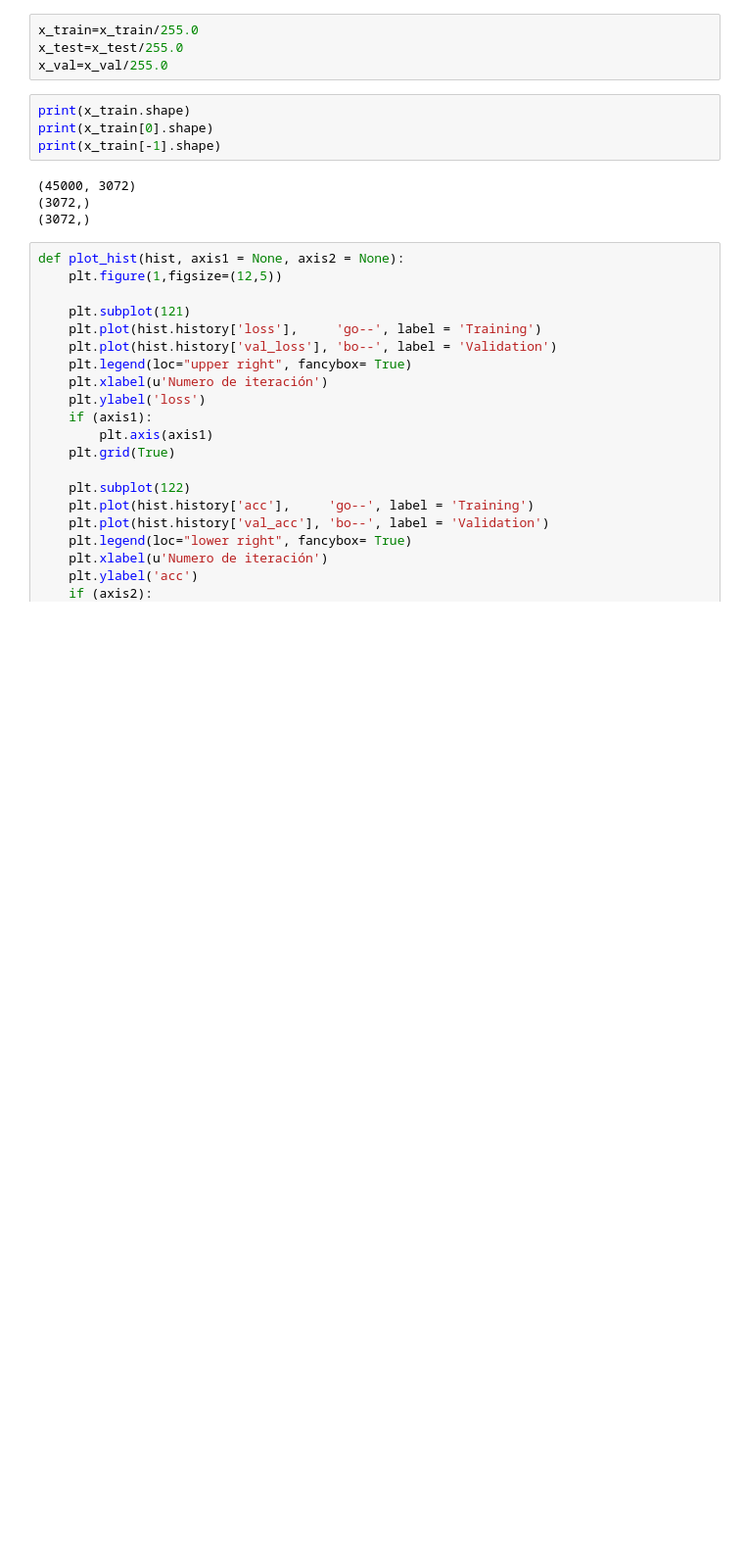
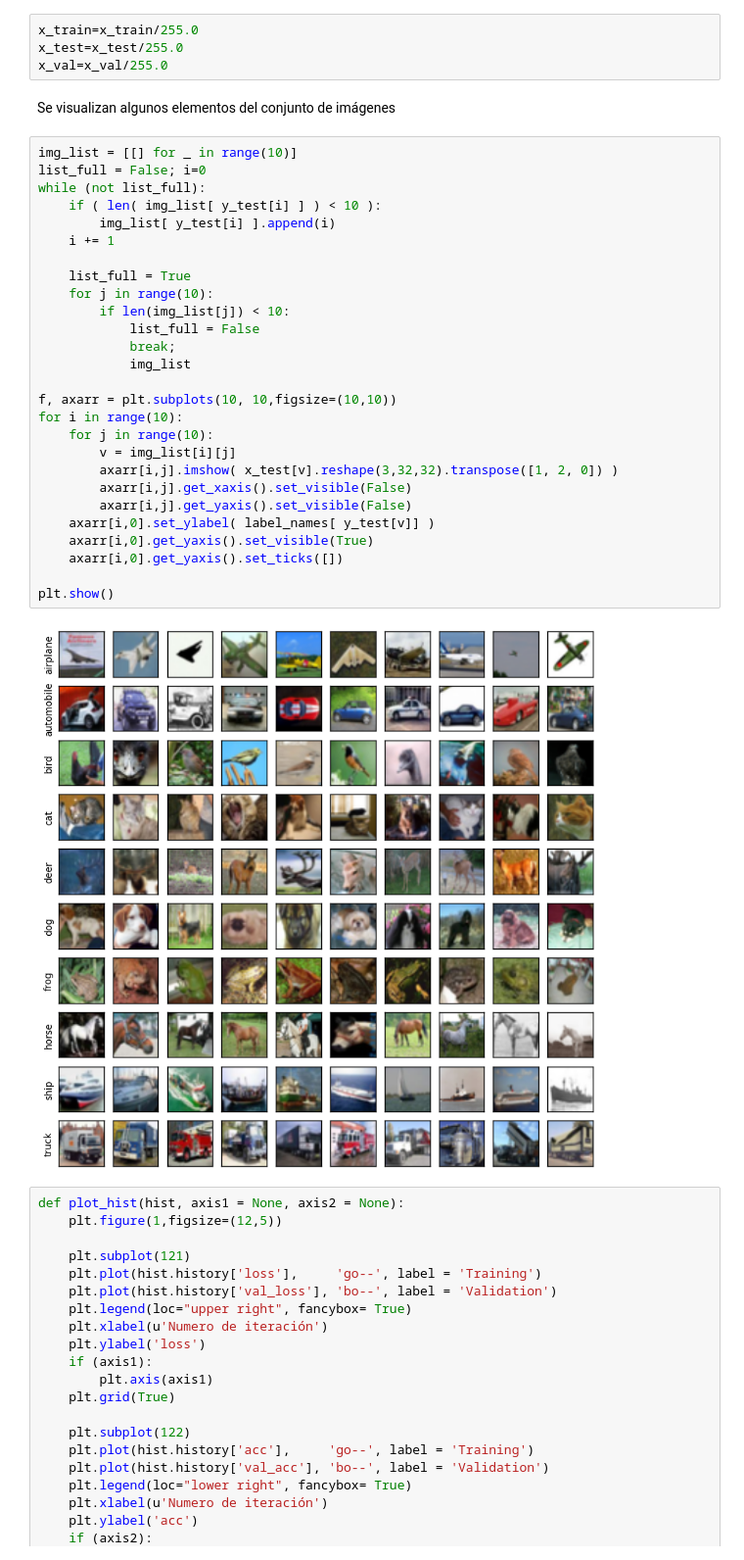
Before and after one commit to Seba93/Tarea2-ANN, a Jupyter notebook: problema1/Problema1.ipynb, the cells around one changed output. Shown at 98% size. Saved outputs shown, nothing was run; the diff lists cells and outputs as text; blank space fills up the shorter version.

```diff
--- a/problema1/Problema1.ipynb
+++ b/problema1/Problema1.ipynb
@@ -61,14 +70,37 @@ label_names = ["airplane", "automobile", "bird", "cat", "deer", "dog", "frog", "
 x_train=x_train/255.0
 x_test=x_test/255.0
 x_val=x_val/255.0
-# %%
-print(x_train.shape)
-print(x_train[0].shape)
-print(x_train[-1].shape)
-# %% [output]
-(45000, 3072)
-(3072,)
-(3072,)
+# %% [markdown]
+Se visualizan algunos elementos del conjunto de imágenes
+# %%
+img_list = [[] for _ in range(10)]
+list_full = False; i=0
+while (not list_full):
+    if ( len( img_list[ y_test[i] ] ) < 10 ):
+        img_list[ y_test[i] ].append(i)
+    i += 1
+
+    list_full = True
+    for j in range(10):
+        if len(img_list[j]) < 10:
+            list_full = False
+            break;
+            img_list
+
+f, axarr = plt.subplots(10, 10,figsize=(10,10))
+for i in range(10):
+    for j in range(10):
+        v = img_list[i][j]
+        axarr[i,j].imshow( x_test[v].reshape(3,32,32).transpose([1, 2, 0]) )
+        axarr[i,j].get_xaxis().set_visible(False)
+        axarr[i,j].get_yaxis().set_visible(False)
+    axarr[i,0].set_ylabel( label_names[ y_test[v]] )
+    axarr[i,0].get_yaxis().set_visible(True)
+    axarr[i,0].get_yaxis().set_ticks([])
+
+plt.show()
+# %% [output]
+[figure, added]
 # %%
 def plot_hist(hist, axis1 = None, axis2 = None):
     plt.figure(1,figsize=(12,5))
```
Also changed, not shown: parts of 51 cells of this notebook.
